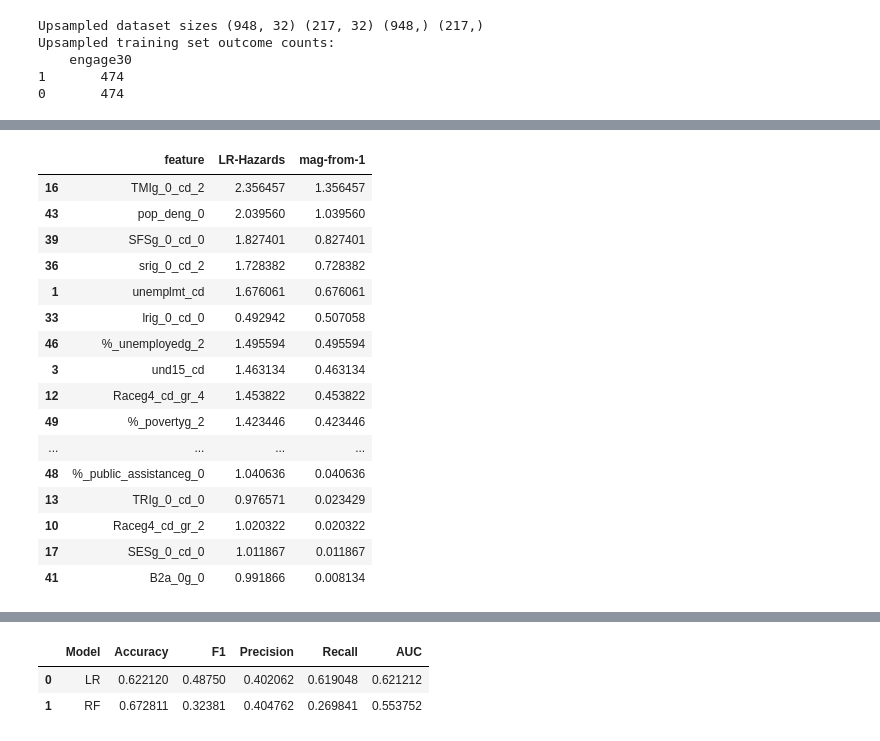
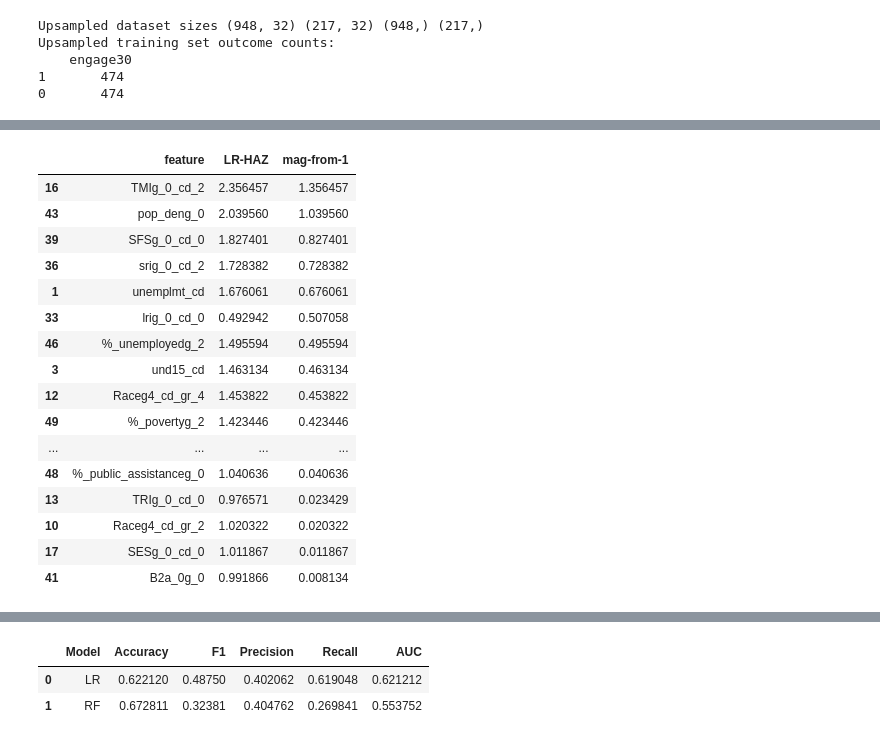
Before and after one commit to prathikr/Jordan-Prep, a Jupyter notebook: Jordan-Prep/mvp_v2.ipynb, the cells around one changed output, grey strips where cells are left out. Cells and saved outputs as stored; diff of their text form; code cells hidden in the pictures.

```diff
--- a/Jordan-Prep/mvp_v2.ipynb
+++ b/Jordan-Prep/mvp_v2.ipynb
@@ -173,10 +188,10 @@ Test Set AUC: 0.6212
 # %%
 haz_ratios = np.exp(lr.coef_[0])
-feature_importance_lr = pd.DataFrame({'feature': X_test_lr.columns, 'LR-Hazards': haz_ratios})
-feature_importance_lr['mag-from-1'] = abs(feature_importance_lr['LR-Hazards'] - 1)
+feature_importance_lr = pd.DataFrame({'feature': X_test_lr.columns, 'LR-HAZ': haz_ratios})
+feature_importance_lr['mag-from-1'] = abs(feature_importance_lr['LR-HAZ'] - 1)
 feature_importance_lr.sort_values(by='mag-from-1', ascending=False)
 # %% [output]
-|  | feature | LR-Hazards | mag-from-1 |
+|  | feature | LR-HAZ | mag-from-1 |
 | 16 | TMIg_0_cd_2 | 2.356457 | 1.356457 |
 | 43 | pop_deng_0 | 2.039560 | 1.039560 |
 | 39 | SFSg_0_cd_0 | 1.827401 | 0.827401 |
```
Also changed, not shown: parts of 10 cells of this notebook, 6 other files.
